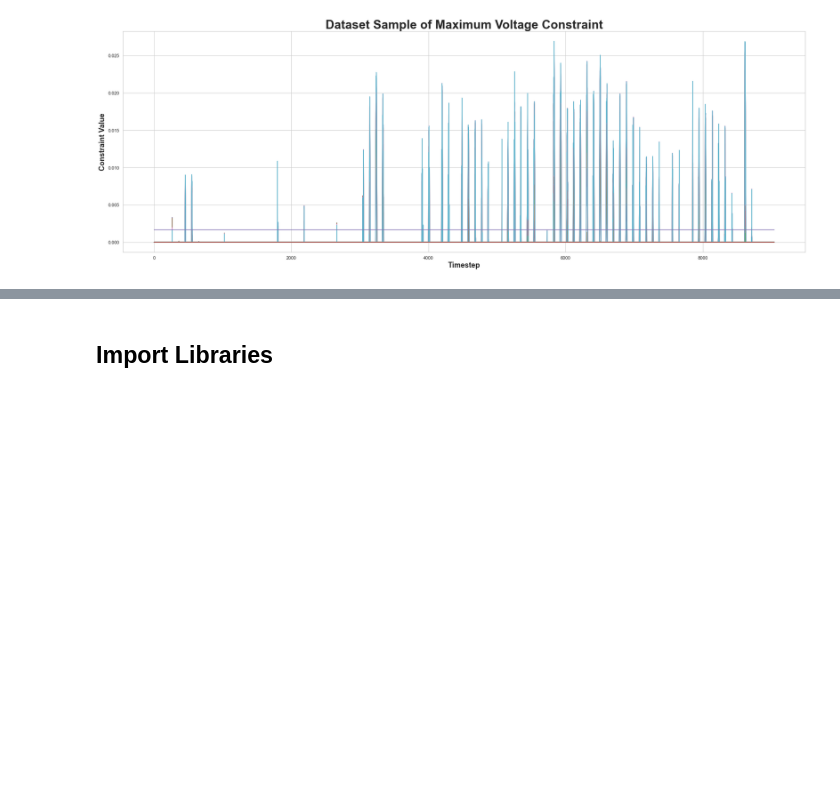
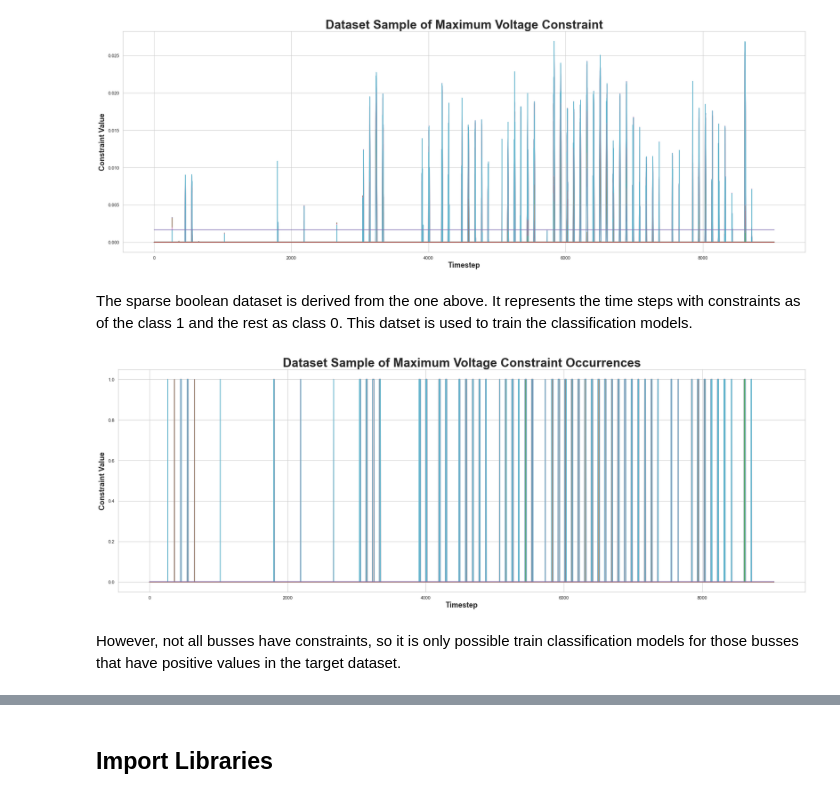
Before and after one commit to jamilsonjr/AI-to-forecast-constraints-in-the-energy-systems, a Jupyter notebook: jupyter_notebooks/sparse_dataset_hyperparams_tunning.ipynb, the cells around one changed output, grey strips where cells are left out. Saved outputs shown, nothing was run; the diff lists cells and outputs as text; code cells hidden in the pictures; blank space fills up the shorter version.

```diff
--- a/jupyter_notebooks/sparse_dataset_hyperparams_tunning.ipynb
+++ b/jupyter_notebooks/sparse_dataset_hyperparams_tunning.ipynb
@@ -51,3 +51,26 @@ axs.set_ylabel('Constraint Value', fontsize=18, fontweight='bold')
 plt.show()
 # %% [output]
 [figure]
+# %% [markdown]
+The sparse boolean dataset is derived from the one above. It represents the time steps with constraints as of the class 1 and the rest as class 0. This datset is used to train the classification models.
+# %%
+y_max_u_bool = pd.read_csv('..\data\ground_truth\\res_bus_vm_pu_max_bool_constr.csv').drop(columns='timestamps')
+exogenous_data = pd.read_csv('..\data\processed\production\exogenous_data_extended.csv').drop(columns=['date'])
+X_max_u_bool_train, X_max_u_bool_test, y_max_u_bool_train, y_max_u_bool_test = utils.split_and_suffle(exogenous_data, y_max_u_bool)
+data = {'X_train': X_max_u_train,
+        'X_test': X_max_u_test,
+        'y_train': utils.convert_df_to_bool(y_max_u_train),
+        'y_test': utils.convert_df_to_bool(y_max_u_test)}
+# Plot prediction_gb_max_u
+sns.set(style='whitegrid')
+fig, axs = plt.subplots(1, 1, figsize=(30, 10))
+axs.plot(y_max_u_bool_test.reset_index(drop=True))
+axs.plot(threshold_signal)
+axs.set_title('Dataset Sample of Maximum Voltage Constraint Occurrences', fontsize=30, fontweight='bold')
+axs.set_xlabel('Timestep', fontsize=18, fontweight='bold')
+axs.set_ylabel('Constraint Value', fontsize=18, fontweight='bold')
+plt.show()
+# %% [output]
+[figure, added]
+# %% [markdown]
+However, not all busses have constraints, so it is only possible train classification models for those busses that have positive values in the target dataset.
```
Also changed, not shown: parts of 8 cells of this notebook, 7 other files.
